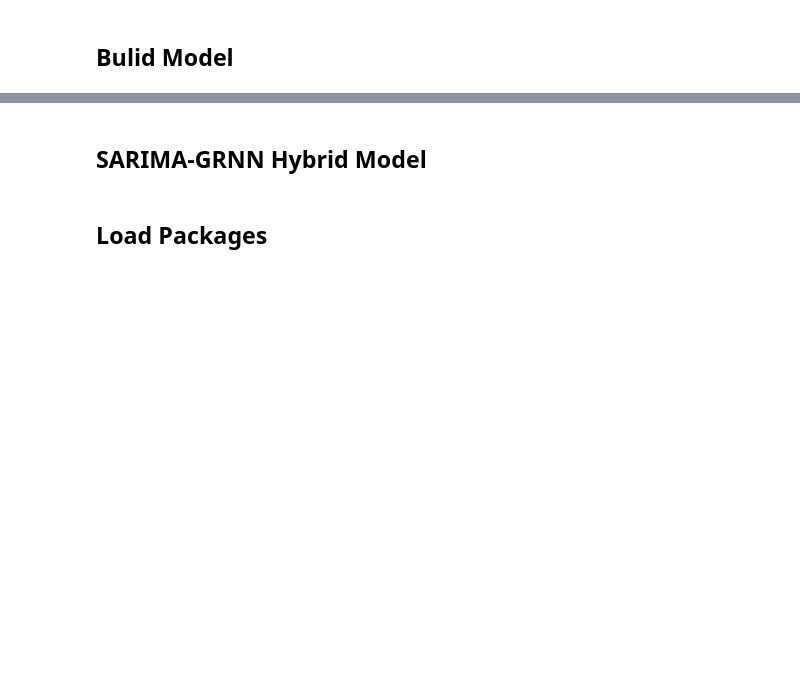
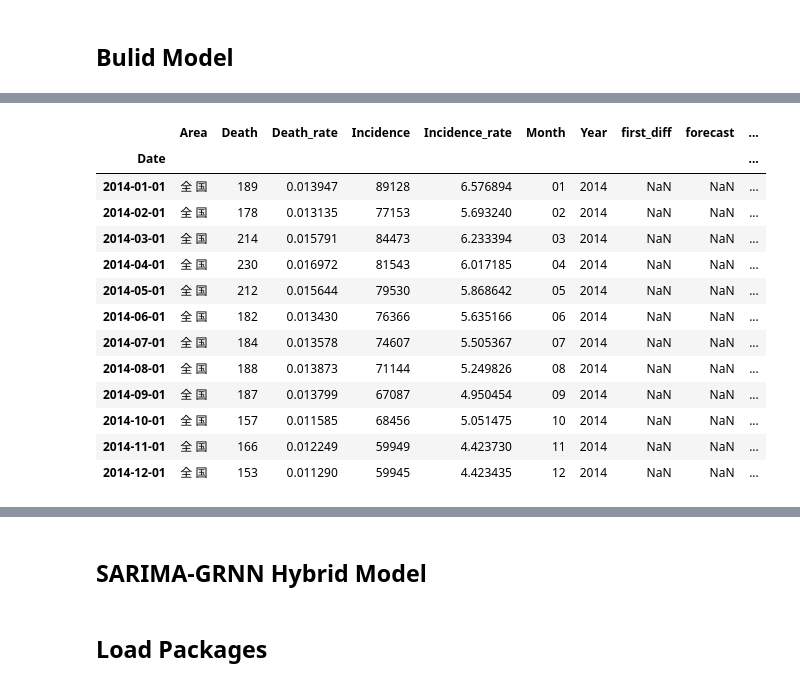
Before and after one commit to lihengtianxia/TB_Nation, a Jupyter notebook: NTB_Month.ipynb, the cells around one changed output, grey strips where cells are left out. Cells and saved outputs as stored; diff of their text form; code cells hidden in the pictures; blank space fills up the shorter version.

```diff
--- a/NTB_Month.ipynb
+++ b/NTB_Month.ipynb
@@ -143,6 +296,21 @@ legend.get_frame().set_facecolor('w')
 # %%
 dta = pd.concat([datasets, datasets_pred])
-dta.tail(13)
+dta.tail(12)
+# %% [output]
+|  | Area | Death | Death_rate | Incidence | Incidence_rate | Month | Year | first_diff | forecast | ... |
+| Date |  |  |  |  |  |  |  |  |  | ... |
+| 2014-01-01 | 全 国 | 189 | 0.013947 | 89128 | 6.576894 | 01 | 2014 | NaN | NaN | ... |
+| 2014-02-01 | 全 国 | 178 | 0.013135 | 77153 | 5.693240 | 02 | 2014 | NaN | NaN | ... |
+| 2014-03-01 | 全 国 | 214 | 0.015791 | 84473 | 6.233394 | 03 | 2014 | NaN | NaN | ... |
+| 2014-04-01 | 全 国 | 230 | 0.016972 | 81543 | 6.017185 | 04 | 2014 | NaN | NaN | ... |
+| 2014-05-01 | 全 国 | 212 | 0.015644 | 79530 | 5.868642 | 05 | 2014 | NaN | NaN | ... |
+| 2014-06-01 | 全 国 | 182 | 0.013430 | 76366 | 5.635166 | 06 | 2014 | NaN | NaN | ... |
+| 2014-07-01 | 全 国 | 184 | 0.013578 | 74607 | 5.505367 | 07 | 2014 | NaN | NaN | ... |
+| 2014-08-01 | 全 国 | 188 | 0.013873 | 71144 | 5.249826 | 08 | 2014 | NaN | NaN | ... |
+| 2014-09-01 | 全 国 | 187 | 0.013799 | 67087 | 4.950454 | 09 | 2014 | NaN | NaN | ... |
+| 2014-10-01 | 全 国 | 157 | 0.011585 | 68456 | 5.051475 | 10 | 2014 | NaN | NaN | ... |
+| 2014-11-01 | 全 国 | 166 | 0.012249 | 59949 | 4.423730 | 11 | 2014 | NaN | NaN | ... |
+| 2014-12-01 | 全 国 | 153 | 0.011290 | 59945 | 4.423435 | 12 | 2014 | NaN | NaN | ... |
 # %%
 dta['forecast'] = results.predict(start=13,end=131,dynamic=False)
 dta['forecast'].tail(13)
```
Also changed, not shown: parts of 33 cells of this notebook, 10 other files.
